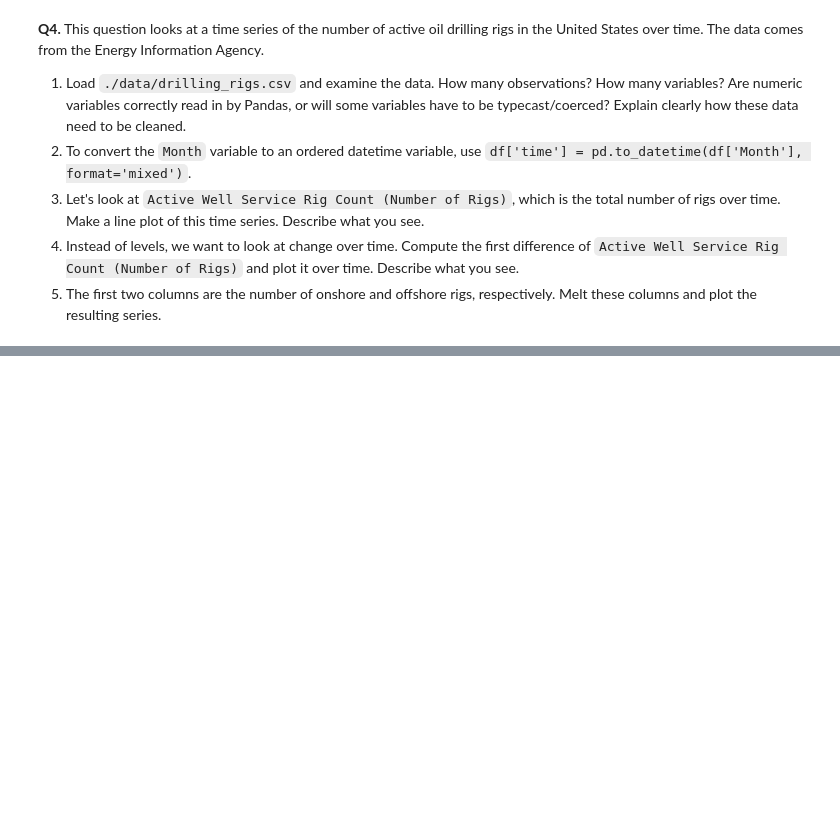
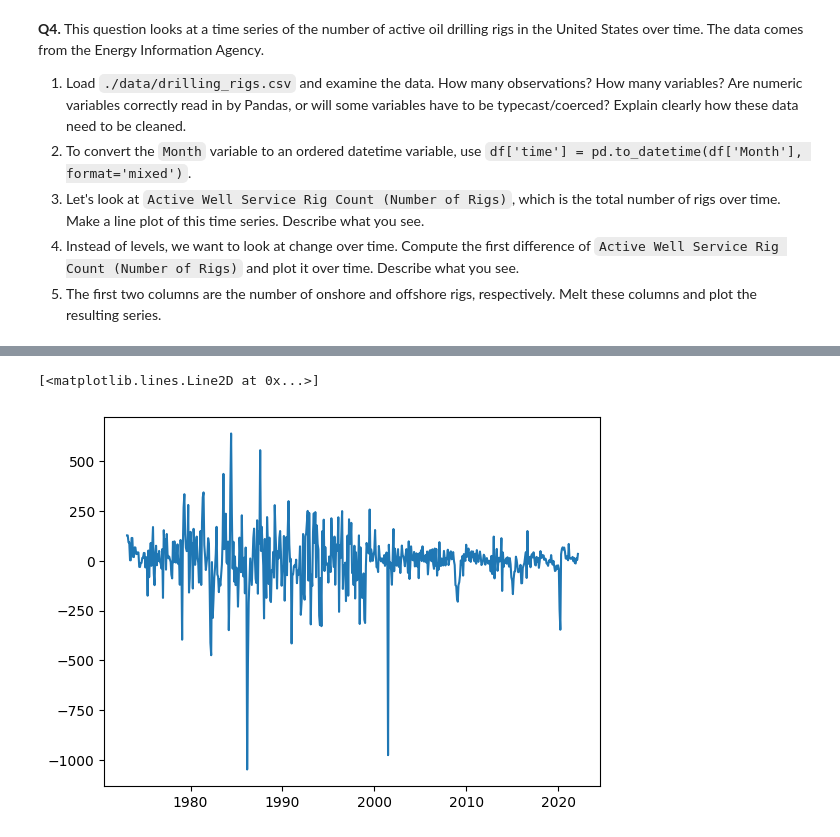
Before and after one commit to conorgibbons147/EDA, a Jupyter notebook: assignment/assignment.ipynb, the cells around one changed output, grey strips where cells are left out. Cells and saved outputs as stored; diff of their text form; code cells hidden in the pictures; blank space fills up the shorter version.

```diff
--- a/assignment/assignment.ipynb
+++ b/assignment/assignment.ipynb
@@ -249,0 +297,8 @@ plt.show()
+# %%
+# 4.
+df['Active Well Service Rig Count (Number of Rigs) Diff'] = df['Active Well Service Rig Count (Number of Rigs)'].diff()
+plt.plot(df['time'], df['Active Well Service Rig Count (Number of Rigs) Diff'])
+# We see that the volatility was much higher in the 80s and 90s but has tapered off since about 2005.
+# %% [output]
+[<matplotlib.lines.Line2D at 0x...>]
+[figure, added]
```
Also changed, not shown: parts of 4 cells of this notebook.
